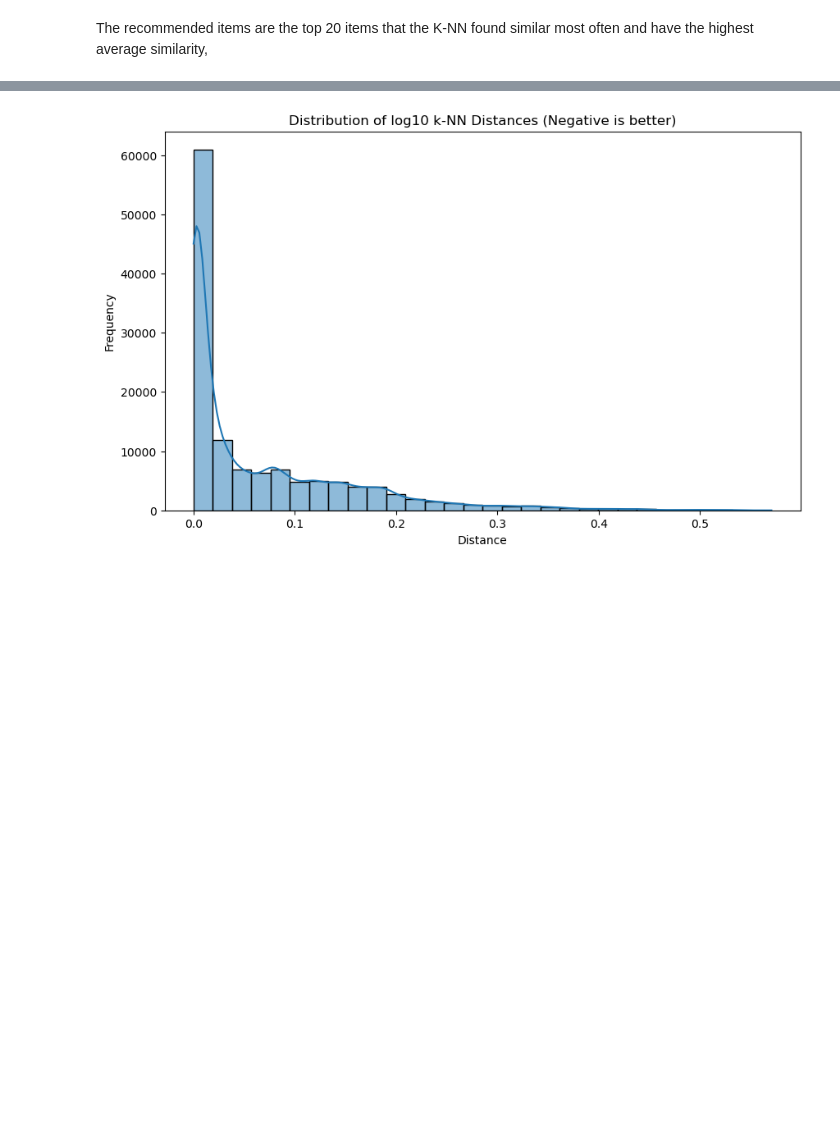
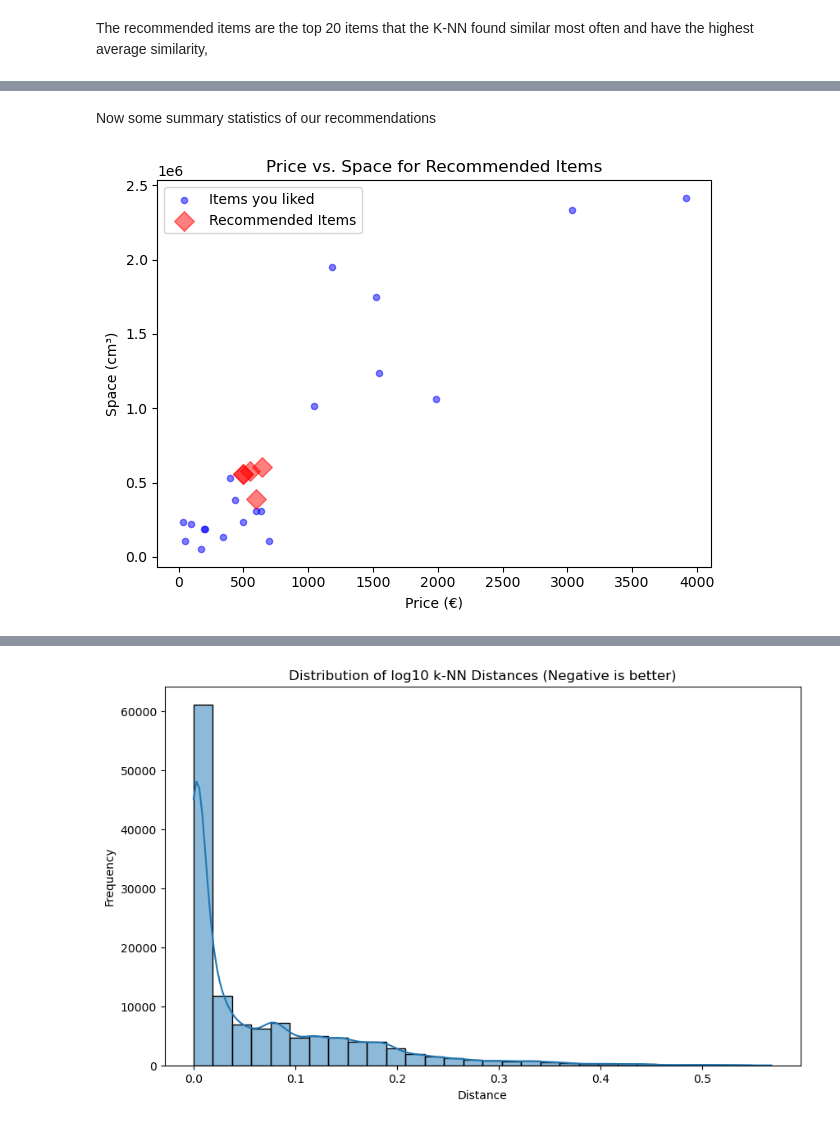
Before and after one commit to noah18c/IVDA_G10, a Jupyter notebook: group10_g2.ipynb, the cells around one changed output, grey strips where cells are left out. Saved outputs shown, nothing was run; the diff lists cells and outputs as text; code cells hidden in the pictures; blank space fills up the shorter version.

Commit message:
summary statistics and some bugfixes within the notebook done

```diff
--- a/group10_g2.ipynb
+++ b/group10_g2.ipynb
@@ -1270,0 +1280,39 @@ plt.show()
+# %% [markdown]
+Now some summary statistics of our recommendations
+# %%
+#summary_dim_price = df_model.loc[df_recommended_sorted.loc[:rec_num,'recommended_idx'], ['price', 'space']]
+#summary_dim_price_other = basket.drop(index=df_recommended_sorted['recommended_idx'][:rec_num])
+
+# Scatter plot for non-recommended items
+plt.scatter(
+    basket['price'],
+    basket['space'],
+    s=20,
+    marker="o",
+    color="blue",
+    alpha=0.5,
+    label="Items you liked"  # Label for the legend
+)
+
+# Scatter plot for recommended items
+plt.scatter(
+    recommended_items['price'],
+    recommended_items['space'],
+    s=100,
+    marker="D",
+    color="red",
+    alpha=0.5,
+    label="Recommended Items"  # Label for the legend
+)
+
+# Add basic labels, title, and legend
+plt.xlabel("Price (€)")
+plt.ylabel("Space (cm³)")
+plt.title("Price vs. Space for Recommended Items")
+plt.legend(loc="best")  # Automatically place legend in the best location
+
+# Show the plot
+plt.tight_layout()
+plt.show()
+# %% [output]
+[figure, added]
```
Also changed, not shown: parts of 9 cells of this notebook, 1 other file.
